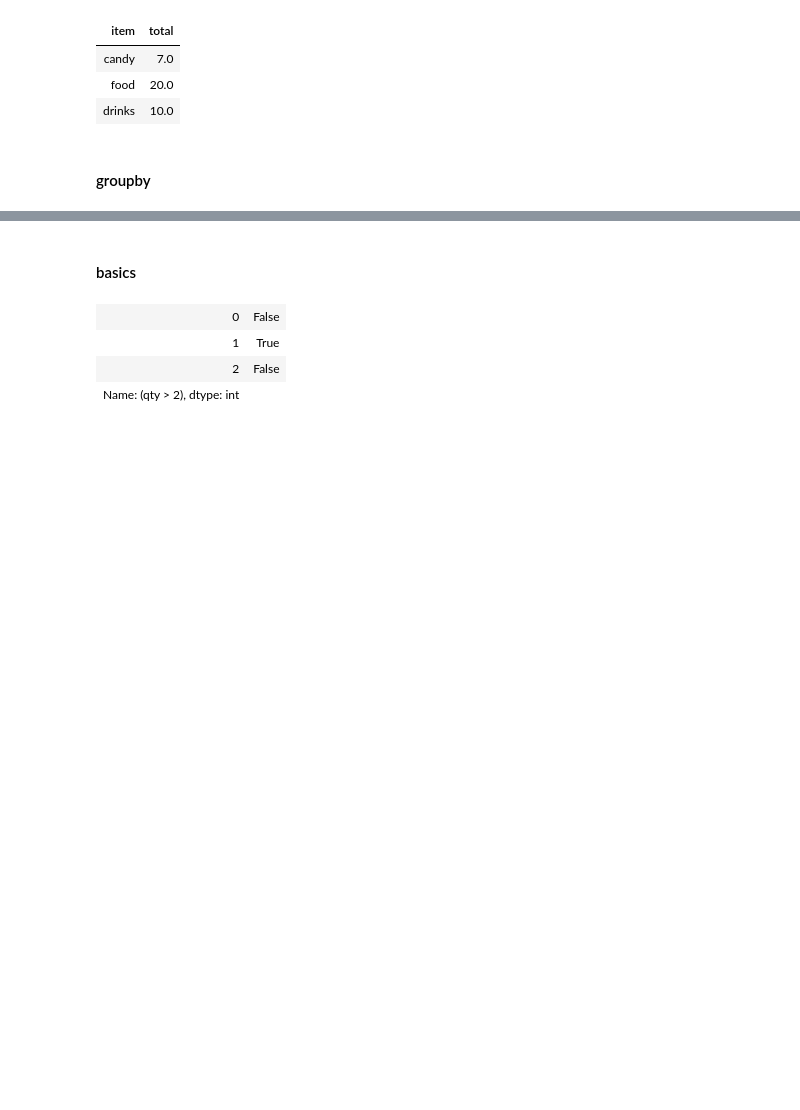
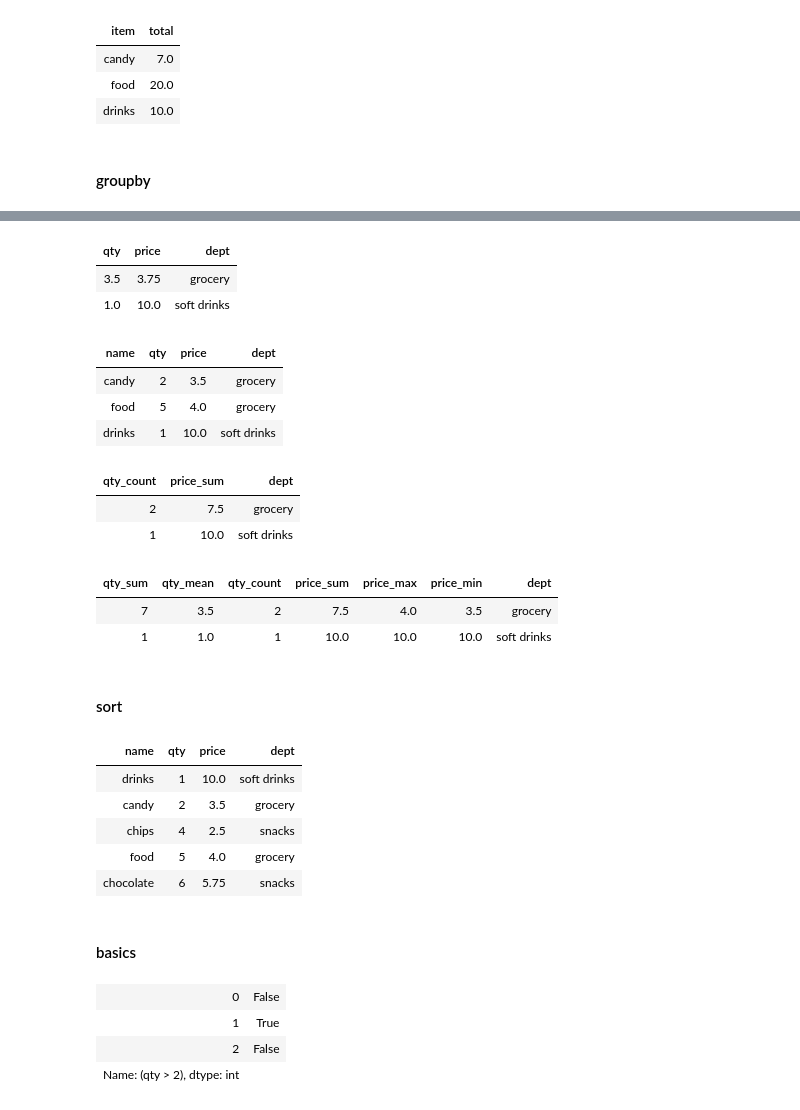
Before and after one commit to C5m7b4/maths, a Jupyter notebook: playgrounds/atrix_whiteboard.ipynb, the cells around one changed output, grey strips where cells are left out. Cells and saved outputs as stored; diff of their text form; code cells hidden in the pictures; blank space fills up the shorter version.

```diff
--- a/playgrounds/atrix_whiteboard.ipynb
+++ b/playgrounds/atrix_whiteboard.ipynb
@@ -340,3 +381,48 @@ new_ds
+# %%
+n = ds.groupby(by=['dept']).mean()
+n
+# %% [output]
+| qty | price | dept |
+| 3.5 | 3.75 | grocery |
+| 1.0 | 10.0 | soft drinks |
+# %%
+ds
+# %% [output]
+| name | qty | price | dept |
+| candy | 2 | 3.5 | grocery |
+| food | 5 | 4.0 | grocery |
+| drinks | 1 | 10.0 | soft drinks |
+# %%
+g = ds.groupby(by=['dept']).agg({
+    'qty': 'count',
+    'price': 'sum'
+})
+g
+# %% [output]
+| qty_count | price_sum | dept |
+| 2 | 7.5 | grocery |
+| 1 | 10.0 | soft drinks |
+# %%
+g = ds.groupby(by=['dept']).agg({
+    'qty': ['sum', 'mean', 'count'],
+    'price': ['sum', 'max', 'min']
+})
+g
+# %% [output]
+| qty_sum | qty_mean | qty_count | price_sum | price_max | price_min | dept |
+| 7 | 3.5 | 2 | 7.5 | 4.0 | 3.5 | grocery |
+| 1 | 1.0 | 1 | 10.0 | 10.0 | 10.0 | soft drinks |
+# %% [markdown]
+#### sort
+# %%
+ds.sort(by='qty', ascending=True)
+# %% [output]
+| name | qty | price | dept |
+| drinks | 1 | 10.0 | soft drinks |
+| candy | 2 | 3.5 | grocery |
+| chips | 4 | 2.5 | snacks |
+| food | 5 | 4.0 | grocery |
+| chocolate | 6 | 5.75 | snacks |
 # %% [markdown]
 #### basics
 # %%
```
Also changed, not shown: parts of 29 cells of this notebook, 1 other file.
